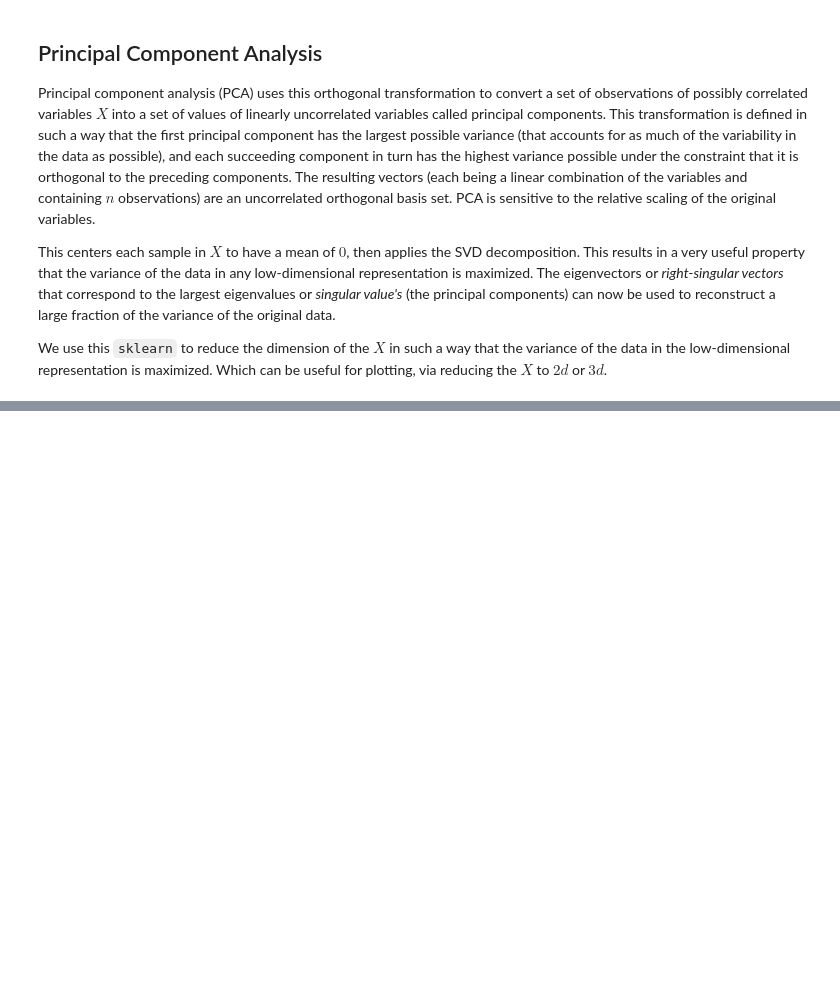
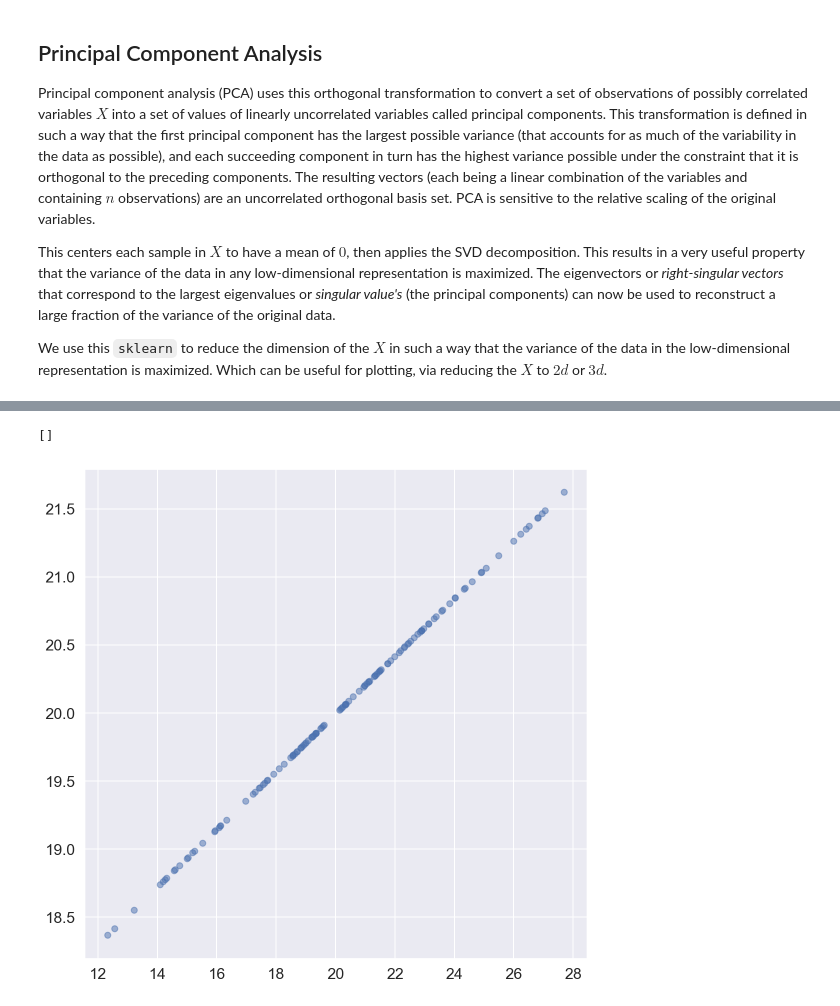
Before and after one commit to PacktPublishing/Practical-Machine-Learning-with-TensorFlow-2.0-and-Scikit-Learn, a Jupyter notebook: section_4/4-3.ipynb, the cells around one changed output, grey strips where cells are left out. Saved outputs shown, nothing was run; the diff lists cells and outputs as text; code cells hidden in the pictures; blank space fills up the shorter version.

```diff
--- a/section_4/4-3.ipynb
+++ b/section_4/4-3.ipynb
@@ -182,0 +103,8 @@ SyntaxError: invalid syntax (<ipython-input-3-7b271289cae2>, line 1)
+# %%
+X_pca_inverse = pca.inverse_transform(X_pca)
+fig, ax = plt.subplots()
+ax.scatter(X_pca_inverse[:, 0], X_pca_inverse[:, 1], alpha=0.5)
+ax.plot()
+# %% [output]
+[]
+[figure, added]
```
Also changed, not shown: parts of 18 cells of this notebook.
